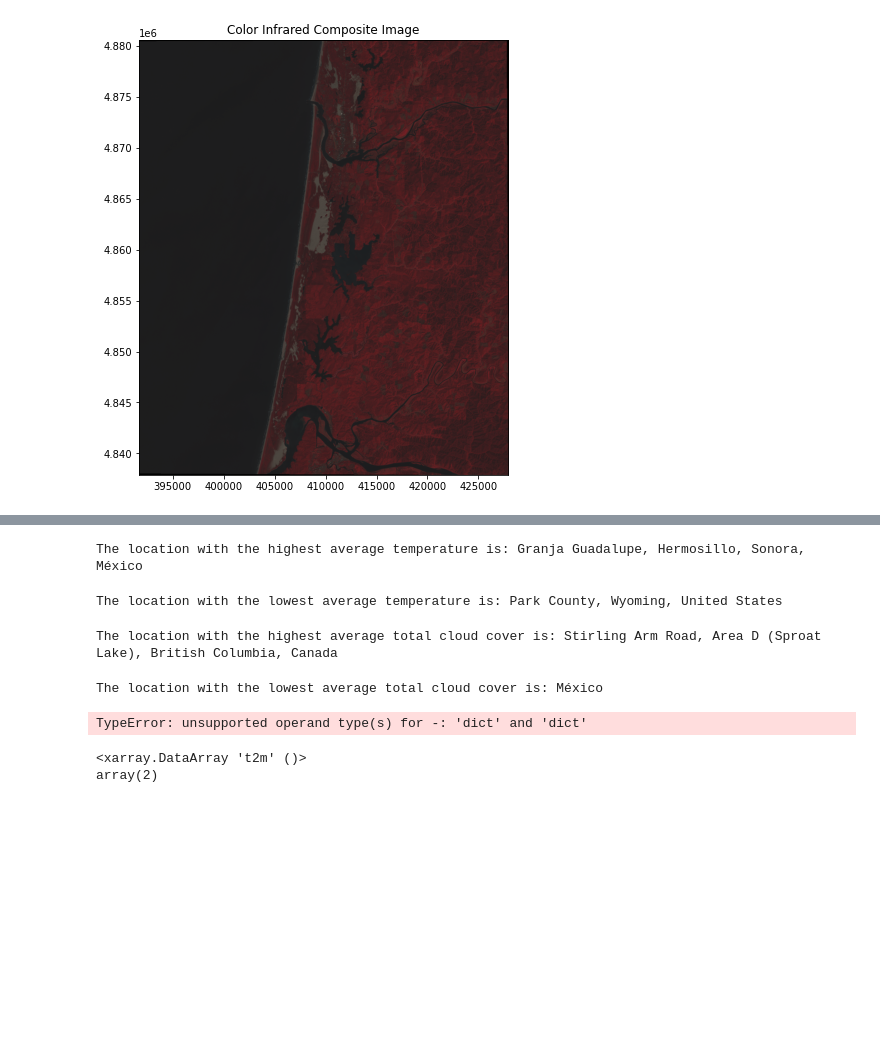
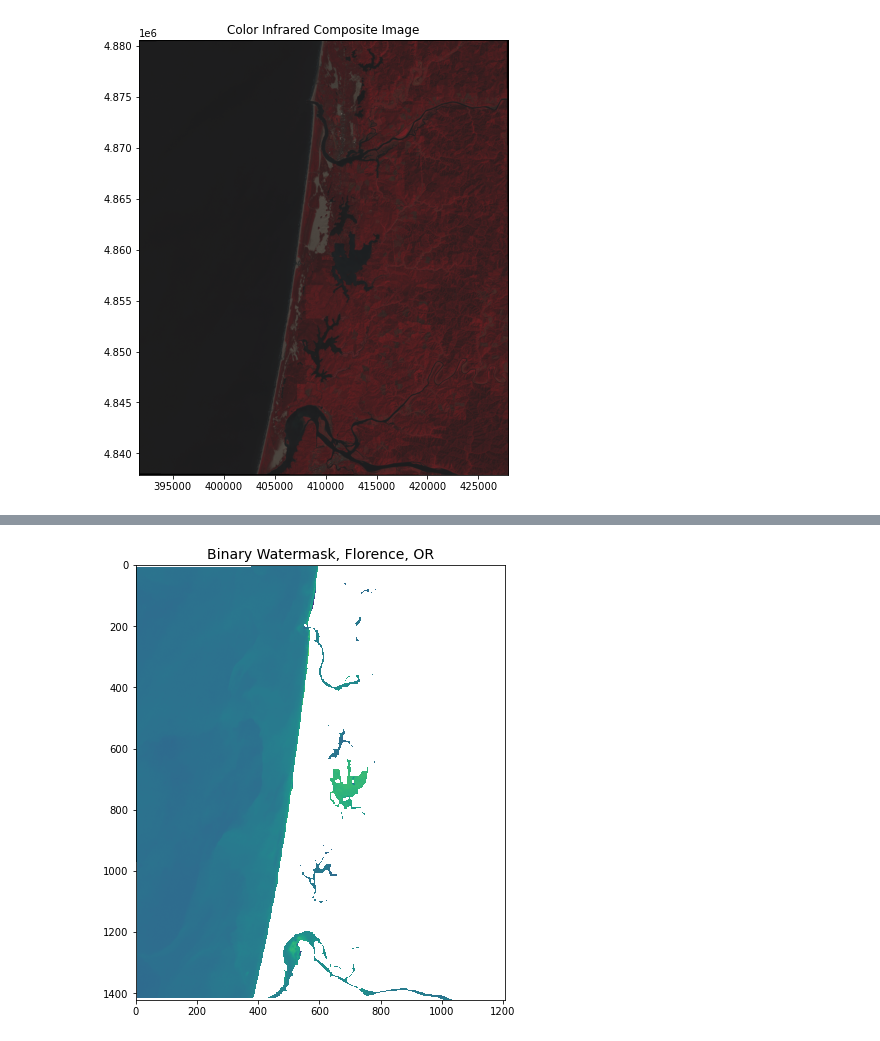
Before and after one commit to jsheppar/geospatial-data-science, a Jupyter notebook: labs/lab4/lab4_submission.ipynb, the cells around one changed output, grey strips where cells are left out. Drawn from its saved outputs; the diff is of its cells as text; code cells hidden in the pictures; blank space fills up the shorter version.

```diff
--- a/labs/lab4/lab4_submission.ipynb
+++ b/labs/lab4/lab4_submission.ipynb
@@ -322,65 +247,12 @@ You can use the following link to convert your lat/lons to an address: https://w
-# %%
-max_value = np.mean(xds_daily['t2m'], axis=0).argmax()
-index = np.unravel_index(max_value, np.mean(xds_daily['t2m'], axis=0).shape)
-lat, lon = xds_daily.latitude[index[0]], xds_daily.longitude[index[1]]
-
-geocoder = Nominatim(user_agent="jsheppar@uoregon.edu")
-location_list = geocoder.reverse((lat,lon))
-location = location_list[0]
-print("The location with the highest average temperature is: %s" %location)
-# %% [output]
-The location with the highest average temperature is: Granja Guadalupe, Hermosillo, Sonora, México
-# %%
-min_value = np.mean(xds_daily['t2m'], axis=0).argmin()
-index = np.unravel_index(min_value, np.mean(xds_daily['t2m'], axis=0).shape)
-lat, lon = xds_daily.latitude[index[0]], xds_daily.longitude[index[1]]
-
-location_list = geocoder.reverse((lat,lon))
-location = location_list[0]
-print("The location with the lowest average temperature is: %s" %location)
-# %% [output]
-The location with the lowest average temperature is: Park County, Wyoming, United States
-# %%
-max_value = np.mean(xds_daily['tcc'], axis=0).argmax()
-index = np.unravel_index(max_value, np.mean(xds_daily['t2m'], axis=0).shape)
-lat, lon = xds_daily.latitude[index[0]], xds_daily.longitude[index[1]]
-
-location_list = geocoder.reverse((lat,lon))
-location = location_list[0]
-print("The location with the highest average total cloud cover is: %s" %location)
-# %% [output]
-The location with the highest average total cloud cover is: Stirling Arm Road, Area D (Sproat Lake), British Columbia, Canada
-# %%
-min_value = np.mean(xds_daily['tcc'], axis=0).argmin()
-index = np.unravel_index(min_value, np.mean(xds_daily['tcc'], axis=0).shape)
-lat, lon = xds_daily.latitude[index[0]], xds_daily.longitude[index[1]]
-
-location_list = geocoder.reverse((lat,lon))
-location = location_list[0]
-print("The location with the lowest average total cloud cover is: %s" %location)
-# %% [output]
-The location with the lowest average total cloud cover is: México
-# %%
-# max_value = (xds_daily['t2m'][:,:,0].argmax() - xds_daily['t2m'][:,:,0].argmin()).argmax()
-# index = np.unravel_index(max_value, np.mean(xds_daily['t2m'], axis=0).shape)
-# lat, lon = xds_daily.latitude[index[0]], xds_daily.longitude[index[1]]
-
-min_value = (xds_daily.t2m.argmax(...) - xds_daily.t2m.argmin(...)).argmax(...)
-lat, lon = xds_daily.latitude[2], xds_daily.longitude[55]
-
-location_list = geocoder.reverse((lat,lon))
-location = location_list[0]
-print("The location with the highest range in temperature is: %s" %location)
-# %% [output]
-TypeError: unsupported operand type(s) for -: 'dict' and 'dict'
-# %%
-min_value = xds_daily.t2m.argmin(...)
-print(min_value.get('latitude'))
-# lat, lon = xds_daily.latitude[2], xds_daily.longitude[55]
-
-# location_list = geocoder.reverse((lat,lon))
-# location = location_list[0]
-# print("The location with the lowest absolute temperature is: %s" %location)
-# %% [output]
-<xarray.DataArray 't2m' ()>
-array(2)
+# %%
+# threshold
+thresh = -0.07
+ndwi_masked = np.ma.masked_array(ndwi, mask=(ndwi < thresh))
+
+fig, ax = plt.subplots(figsize=(8,8))
+im = ax.imshow(ndwi_masked)
+
+ax.set_title("Binary Watermask, Florence, OR", fontsize=14)
+plt.show()
+# %% [output]
+[figure, added]
```
Also changed, not shown: parts of 54 cells of this notebook.
